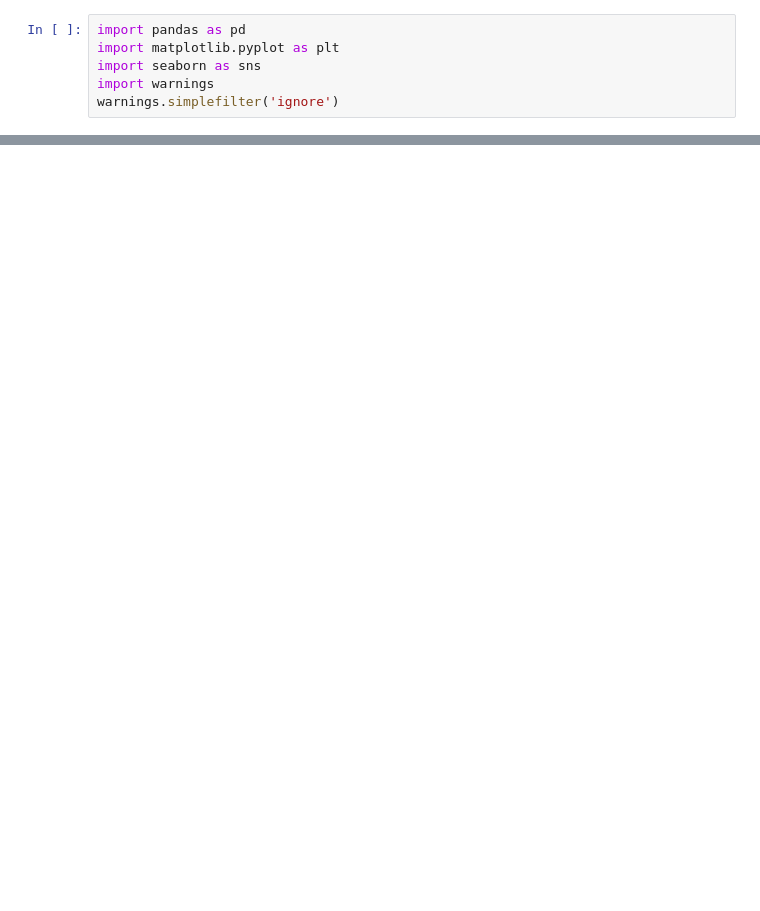
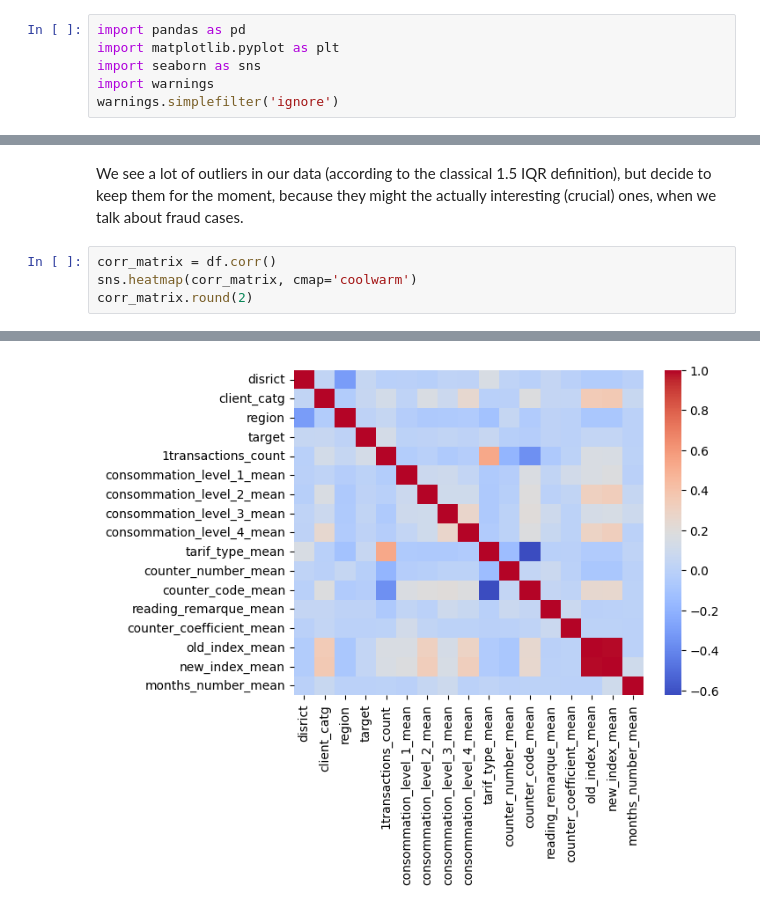
Before and after one commit to franzi105/Fraud-Detection, a Jupyter notebook: 02_baselinemodel.ipynb, the cells around one changed output, grey strips where cells are left out. Drawn from its saved outputs; the diff is of its cells as text; blank space fills up the shorter version.

```diff
--- a/02_baselinemodel.ipynb
+++ b/02_baselinemodel.ipynb
@@ -36,0 +97,7 @@ fig.update_traces(boxpoints='all', jitter=.3)
+# %% [markdown]
+We see a lot of outliers in our data (according to the classical 1.5 IQR definition), but decide to keep them for the moment, because they might the actually interesting (crucial) ones, when we talk about fraud cases.
+# %%
+corr_matrix = df.corr()
+sns.heatmap(corr_matrix, cmap='coolwarm')
+corr_matrix.round(2)
+# %% [output]
@@ -36,0 +122 @@ fig.update_traces(boxpoints='all', jitter=.3)
+[figure, added]
```
Also changed, not shown: parts of 15 cells of this notebook, 1 other file.
